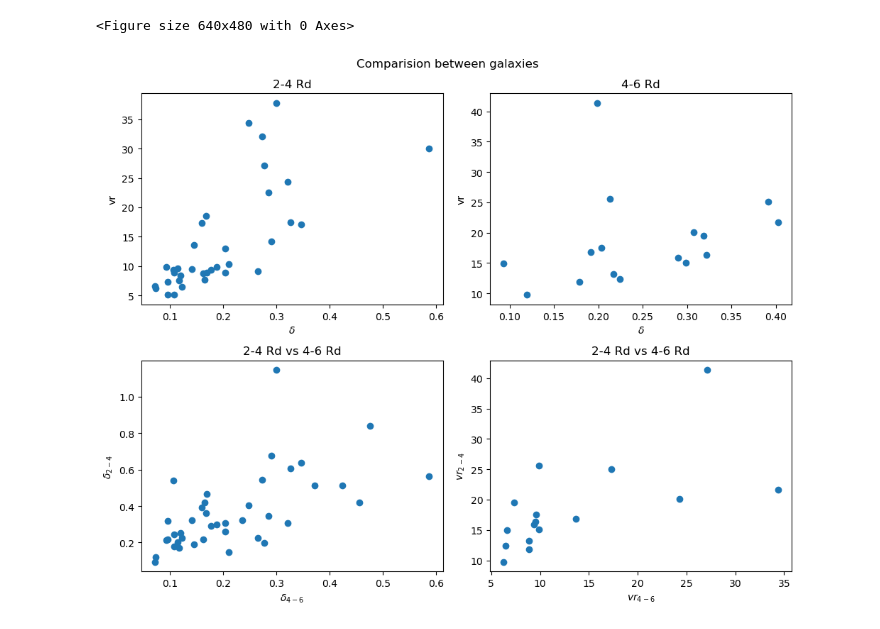
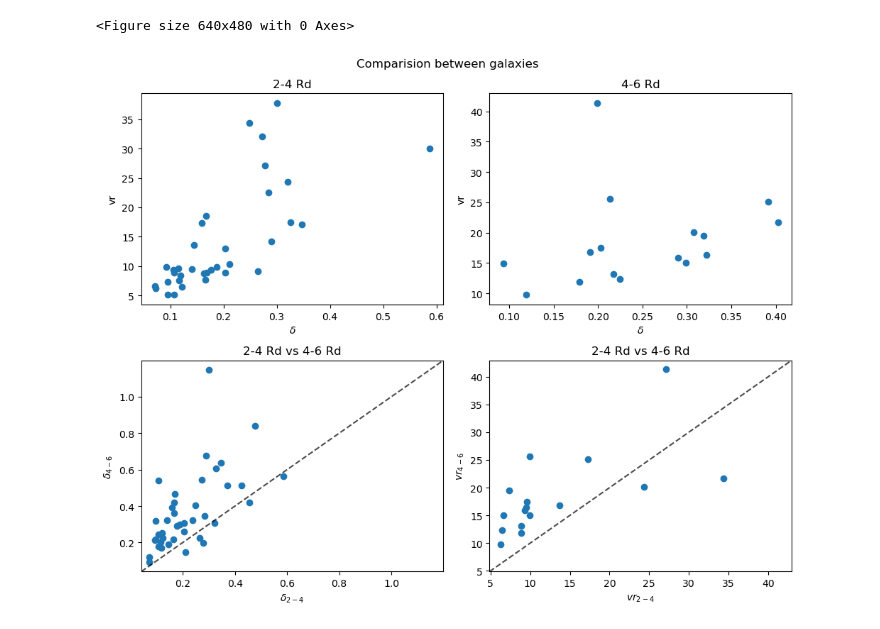
Before and after one commit to Alverd02/Kinematic-Signatures-of-Bars-and-Spirals-in-TNG50-Galaxies, a Jupyter notebook: Multiple galaxies.ipynb, the cells around one changed output. Drawn from its saved outputs; the diff is of its cells as text; code cells hidden in the pictures.

Commit message:
1:1 line

```diff
--- a/Multiple galaxies.ipynb
+++ b/Multiple galaxies.ipynb
@@ -985,30 +985,46 @@ vr_46 = np.concatenate((np.array(vr_20max_46),np.array(vr_random_46)))
 # %%
 fig, axes = plt.subplots(2, 2, figsize=(10, 8))
 axes_flat = axes.flatten()
 
 fig.suptitle("Comparision between galaxies")
 
 axes_flat[0].set_xlabel(r"$\delta$")
 axes_flat[0].set_ylabel("vr")
 axes_flat[0].set_title("2-4 Rd")
 axes_flat[0].scatter(delta_24,vr_24)
 
 axes_flat[1].set_xlabel(r"$\delta$")
 axes_flat[1].set_ylabel("vr")
 axes_flat[1].set_title("4-6 Rd")
 axes_flat[1].scatter(delta_46,vr_46)
 
-axes_flat[2].set_xlabel(r"$\delta_{4-6}$")
-axes_flat[2].set_ylabel(r"$\delta_{2-4}$")
+
+
+axes_flat[2].set_xlabel(r"$\delta_{2-4}$")
+axes_flat[2].set_ylabel(r"$\delta_{4-6}$")
 axes_flat[2].set_title("2-4 Rd vs 4-6 Rd")
 axes_flat[2].scatter(delta_24,delta_46)
+limit_min1 = min(axes_flat[2].get_xlim()[0], axes_flat[2].get_ylim()[0])
+limit_max1 = max(axes_flat[2].get_xlim()[1], axes_flat[2].get_ylim()[1])
+axes_flat[2].set_xlim(limit_min1, limit_max1)
+axes_flat[2].set_ylim(limit_min1, limit_max1)
+axes_flat[2].plot([limit_min1, limit_max1], [limit_min1, limit_max1],
+        color='black', linestyle='--', alpha=0.7, label='1:1 Line')
 
-axes_flat[3].set_xlabel(r"$vr_{4-6}$")
-axes_flat[3].set_ylabel(r"$vr_{2-4}$")
+
+axes_flat[3].set_xlabel(r"$vr_{2-4}$")
+axes_flat[3].set_ylabel(r"$vr_{4-6}$")
 axes_flat[3].set_title("2-4 Rd vs 4-6 Rd")
 axes_flat[3].scatter(vr_24,vr_46)
+limit_min2 = min(axes_flat[3].get_xlim()[0], axes_flat[3].get_ylim()[0])
+limit_max2 = max(axes_flat[3].get_xlim()[1], axes_flat[3].get_ylim()[1])
+axes_flat[3].set_xlim(limit_min2, limit_max2)
+axes_flat[3].set_ylim(limit_min2, limit_max2)
+axes_flat[3].plot([limit_min2, limit_max2], [limit_min2, limit_max2],
+        color='black', linestyle='--', alpha=0.7, label='1:1 Line')
+
 plt.tight_layout()
 plt.savefig("results")
 plt.show()
 # %% [output]
-[figure, old version]
+[figure, new version]
```
Also changed, not shown: 1 other file.
